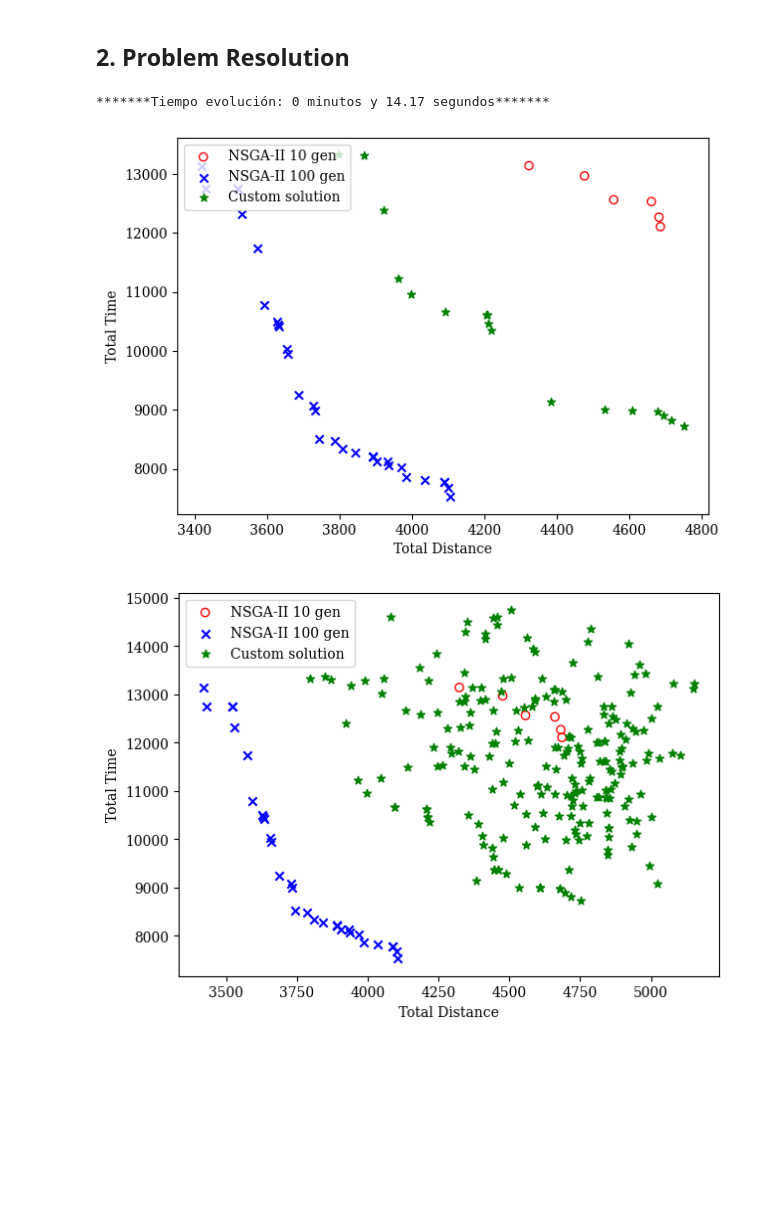
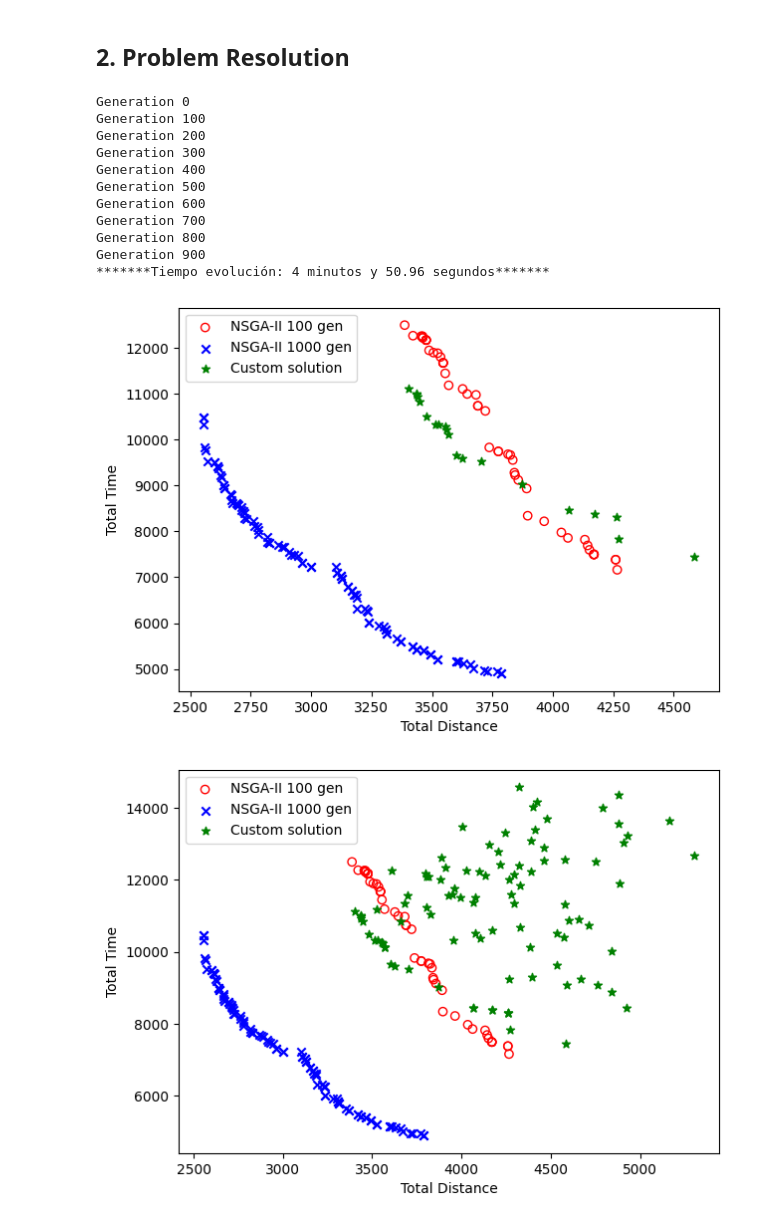
Before and after one commit to pintamonas4575/BIOCOMP-project-MAADM-UPM, a Jupyter notebook: MOO-TSP.ipynb, the cells around one changed output. Drawn from its saved outputs; the diff is of its cells as text; code cells hidden in the pictures; blank space fills up the shorter version.

```diff
--- a/MOO-TSP.ipynb
+++ b/MOO-TSP.ipynb
@@ -56,11 +56,11 @@ problem = TSPProblem(n_cities=100)
 algorithm = NSGA2(pop_size=100)
 res = minimize(problem,
                algorithm,
-               ('n_gen', 10),
+               ('n_gen', 100),
                verbose=False)
 res2 = minimize(problem,
                 algorithm,
-                ('n_gen', 100),
+                ('n_gen', 1000),
                 verbose=False)
 
 np.random.seed(None) # Reset random seed for custom solution
@@ -69,16 +69,17 @@ np.random.seed(None) # Reset random seed for custom solution
 # %% [markdown]
 ### **0.1 Simple plot**
 # %%
-def plot_comparison(solution: np.ndarray) -> None:
+def plot_comparison(solution: np.ndarray, save_path: str) -> None:
     """Compare Pareto Fronts in a plot"""
     fig = plt.figure(figsize=(7, 5))
     ax = fig.add_subplot(1,1,1)
-    ax.scatter(res.F[:, 0], res.F[:, 1], color='red', facecolor='none', marker='o', label="NSGA-II 10 gen")
-    ax.scatter(res2.F[:, 0], res2.F[:, 1], color='blue', marker='x', label="NSGA-II 100 gen")
+    ax.scatter(res.F[:, 0], res.F[:, 1], color='red', facecolor='none', marker='o', label="NSGA-II 100 gen")
+    ax.scatter(res2.F[:, 0], res2.F[:, 1], color='blue', marker='x', label="NSGA-II 1000 gen")
     ax.scatter(solution[:, 0], solution[:, 1], c='green', marker="*", label="Custom solution")
     ax.set_xlabel('Total Distance')
     ax.set_ylabel('Total Time')
     ax.legend(loc='upper left')
+    plt.savefig(save_path)
     plt.show()
 # %%
 number_of_cities = 100
@@ -211,8 +310,7 @@ class SoftMajo:
     def __init__(self, problem: Problem,
                  p_cross = 1, p_mut = 0.1, population_size=100, generations=100,
                  crossover_method="sbx", mutation_method="pm",
-                 elitism = False,
-                 selection_method="tournament_by_rank_and_crowding", selection_approach="full_population"):
+                 elitism = False, selection_method="tournament_by_rank_and_crowding", selection_approach="full_population"):
 
         self.problem = problem
         self.population_size = population_size
@@ -243,7 +341,7 @@ class SoftMajo:
         else:
             raise ValueError("Invalid crossover method")
 
-    def evolve(self):
+    def evolve(self, trace: int = 100):
         # Initialize population
         population = self.initialize_population()
 
@@ -288,6 +386,10 @@ class SoftMajo:
                 new_population.append(offspring1)
                 new_population.append(offspring2)
 
+            # plot the trace
+            if generation % trace == 0:
+                print(f"Generation {generation}")
+
             population = np.array(new_population)
 
         # Final evaluation
@@ -305,6 +407,11 @@ class SoftMajo:
             selection_population, selection_fitness = self.calculate_pareto_front(population, fitness)
         else:
             selection_population, selection_fitness = population, fitness
+
+        if self.selection_method == "torneo_Javi":
+            padres = np.array(seleccionar_poblacion(population, fitness, 100, T=10))
+            indice = np.random.randint(0, len(padres))
+            return padres[indice]
 
         if self.selection_method == "tournament_by_rank_and_crowding":
             return tournament_by_rank_and_crowding(selection_population, selection_fitness, self._ranks, self._crowding_distances)
@@ -387,6 +494,8 @@ class SoftMajo:
     def mutate(self, population):
         if(self.mutation_method == "pm"):
             return pm_mutate(population, self.problem)
+        elif(self.mutation_method == "multi_mutate"):
+            return multi_mutate(population)
         else:
             raise ValueError("Invalid mutation method")
 
@@ -413,20 +522,29 @@ class SoftMajo:
 # %%
 start = time.time()
 
-ea_zdt1 = SoftMajo(problem, p_cross=0.9, p_mut=0.05, population_size=225, generations=44,
-              crossover_method="sbx", mutation_method="pm", selection_method="tournament_by_rank_and_crowding",
-              elitism=True,
-              selection_approach="pareto_front")
-final_population, final_fitness = ea_zdt1.evolve()
+ea_zdt1 = SoftMajo(problem, p_cross=0.8, p_mut=0.3, population_size=100, generations=1000,
+              crossover_method="sbx", mutation_method="pm", selection_method="torneo_Javi",
+              elitism=True, selection_approach="pareto_front")
+final_population, final_fitness = ea_zdt1.evolve(trace=100)
 
 minutos, segundos = divmod(time.time()-start, 60)
 print(f"*******Tiempo evolución: {int(minutos)} minutos y {segundos:.2f} segundos*******")
 
 pareto_population, pareto_fitness = ea_zdt1.calculate_pareto_front(final_population, final_fitness)
 plot_comparison(pareto_fitness)
 plot_comparison(final_fitness)
 # %% [output]
-*******Tiempo evolución: 0 minutos y 14.17 segundos*******
+Generation 0
+Generation 100
+Generation 200
+Generation 300
+Generation 400
+Generation 500
+Generation 600
+Generation 700
+Generation 800
+Generation 900
+*******Tiempo evolución: 4 minutos y 50.96 segundos*******
-[figure, old version]
+[figure, new version]
-[figure, old version]
+[figure, new version]
 # %%
```
Also changed, not shown: parts of 9 cells of this notebook, 13 other files.
